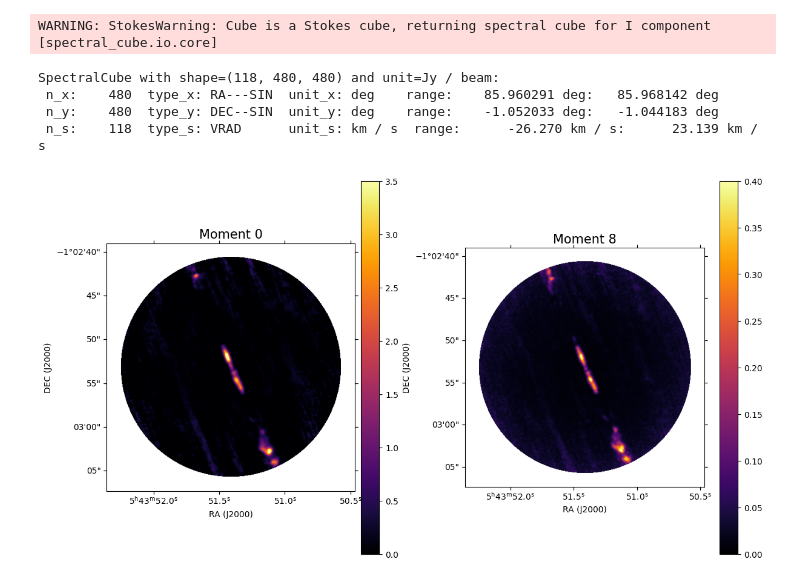
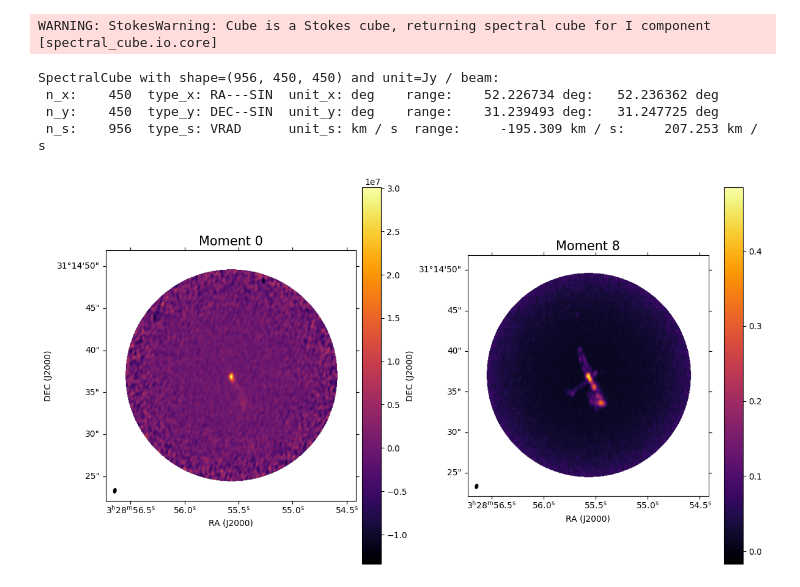
Before and after one commit to kaurs14/Machine-Learning-Project, a Jupyter notebook: Astromorph_project/C7_mommap_ref.ipynb, the cells around one changed output. Drawn from its saved outputs; the diff is of its cells as text; code cells hidden in the pictures.

Commit message:
add beam size to plots

```diff
--- a/Astromorph_project/C7_mommap_ref.ipynb
+++ b/Astromorph_project/C7_mommap_ref.ipynb
@@ -277,12 +282,12 @@ Saved as: alma_astroquery/HH212.fits
 
 """Edit fits file and generate moment 0 and moment 8 maps"""
 
-cube = SpectralCube.read("/users/skaur/Machine-Learning-Project/Astromorph_project/alma_astroquery/HH212.fits")
+cube = SpectralCube.read("/users/skaur/Machine-Learning-Project/Astromorph_project/alma_astroquery/NGC1333-IRAS2A.fits")
 #print(cube)
 #print(cube.spectral_axis)
 #filename = "/users/skaur/Machine-Learning-Project/Astromorph_project/alma_astroquery/C7.fits"
 #data = hdul[0].data
-#header = hdul[0].header
+header = cube.header
 #wcs = WCS(header)
 #wcs_2d = WCS(header).celestial
 # %% [output]
@@ -297,40 +302,49 @@ print(cube_vel)
 
 #I first tried to buil moment 0 map with entire cube but enable to see emission so I decided to use velocity ranges to see clear outflow/knot
 #morphology
-subcube = cube_vel.spectral_slab(-20*u.km/u.s, 22*u.km/u.s)
+#subcube = cube_vel.spectral_slab(-20*u.km/u.s, 22*u.km/u.s)
 # %% [output]
-SpectralCube with shape=(118, 480, 480) and unit=Jy / beam:
- n_x:    480  type_x: RA---SIN  unit_x: deg    range:    85.960291 deg:   85.968142 deg
- n_y:    480  type_y: DEC--SIN  unit_y: deg    range:    -1.052033 deg:   -1.044183 deg
- n_s:    118  type_s: VRAD      unit_s: km / s  range:      -26.270 km / s:      23.139 km / s
+SpectralCube with shape=(956, 450, 450) and unit=Jy / beam:
+ n_x:    450  type_x: RA---SIN  unit_x: deg    range:    52.226734 deg:   52.236362 deg
+ n_y:    450  type_y: DEC--SIN  unit_y: deg    range:    31.239493 deg:   31.247725 deg
+ n_s:    956  type_s: VRAD      unit_s: km / s  range:     -195.309 km / s:     207.253 km / s
 # %%
 # Create moment 0 map
-mom0 = subcube.moment(order=0)
+mom0 = cube.moment(order=0)
 # %%
-mom8 = subcube.max(axis = 0, how='ray') #go pixel by pixel and extract the full spectrum at that pixel
+mom8 = cube.max(axis = 0, how='ray') #go pixel by pixel and extract the full spectrum at that pixel
 # %%
 
 #Plot momment maps
 wcs_2d = mom0.wcs.celestial
 fig = plt.figure(figsize=(14, 8))
 ax0 = fig.add_subplot(1, 2, 1, projection=wcs_2d)
 ax1 = fig.add_subplot(1, 2, 2, projection=wcs_2d)
 
-img0= ax0.imshow(mom0.value, origin='lower',cmap = 'inferno',vmin = 0,vmax = 3.5)
-img1 = ax1.imshow(mom8.value, origin='lower',cmap = 'inferno',vmin = 0, vmax = 0.4)
+img0= ax0.imshow(mom0.value, origin='lower',cmap = 'inferno')
+img1 = ax1.imshow(mom8.value, origin='lower',cmap = 'inferno')
 
 ax0.set_title('Moment 0',size = 15)
 ax1.set_title('Moment 8',size = 15)
 ax0.set_xlabel('RA (J2000)')
 ax0.set_ylabel('DEC (J2000)')
 ax1.set_xlabel('RA (J2000)')
 ax1.set_ylabel('DEC (J2000)')
+add_beam(ax0,
+         header=cube.header,
+         facecolor='black',
+         edgecolor = 'black')
+
+add_beam(ax1,
+         header=cube.header,
+         facecolor='black',
+         edgecolor = 'black')
 cbar0 = fig.colorbar(img0, ax = ax0, pad = 0.02)
 cbar1 = fig.colorbar(img1, ax = ax1 )
-plt.savefig('HH212_mom0_mom8_subcube.png', dpi=300, bbox_inches='tight')
+plt.savefig('NGC1333-IRAS2A_mom0_mom8_cube.png', dpi=300, bbox_inches='tight')
 plt.show()
 # %% [output]
-[figure, old version]
+[figure, new version]
 # %%
 #Save moment 0 amd moment 8 maps as a fits file
 
```
Also changed, not shown: parts of 3 cells of this notebook.
